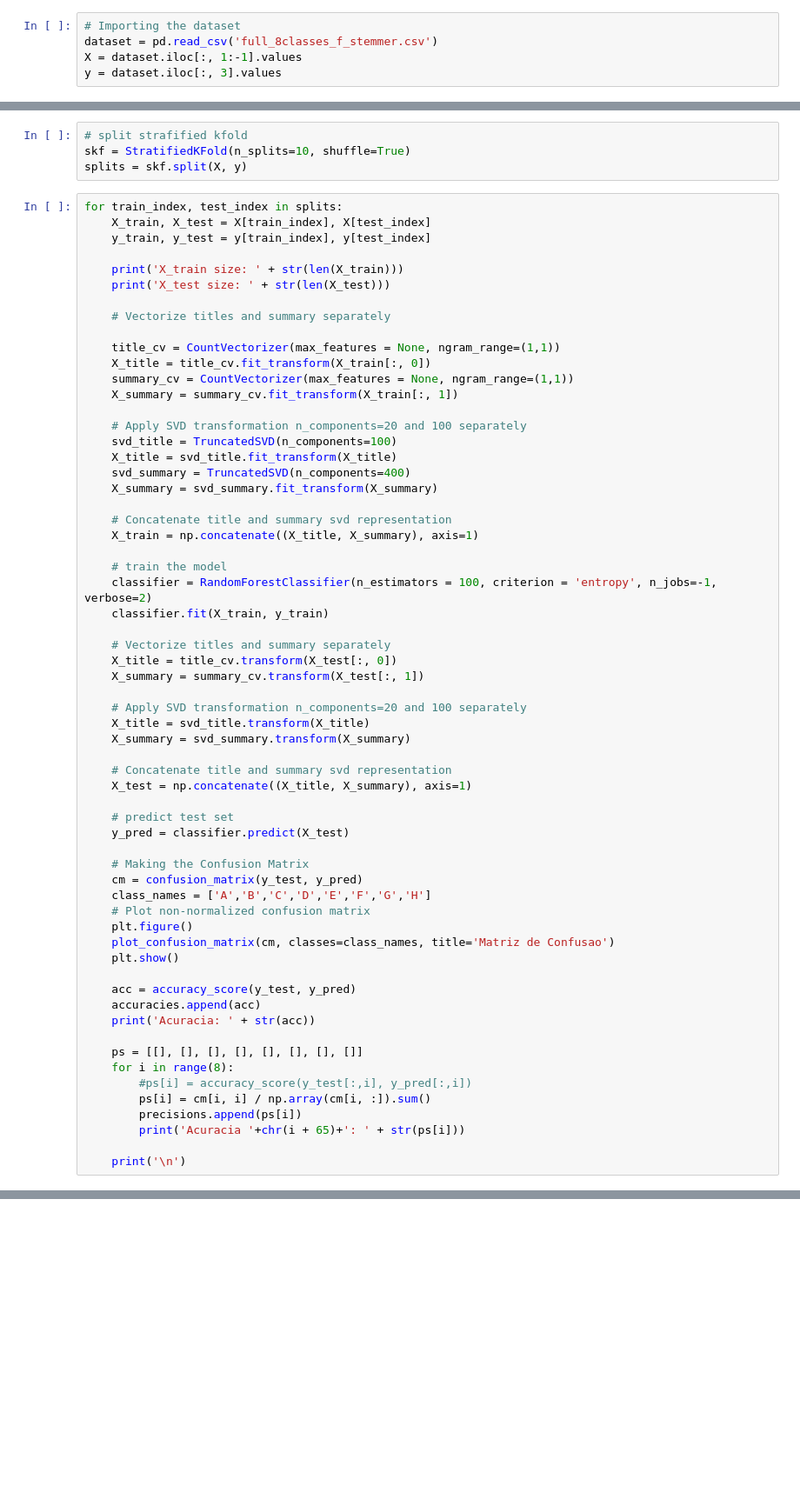
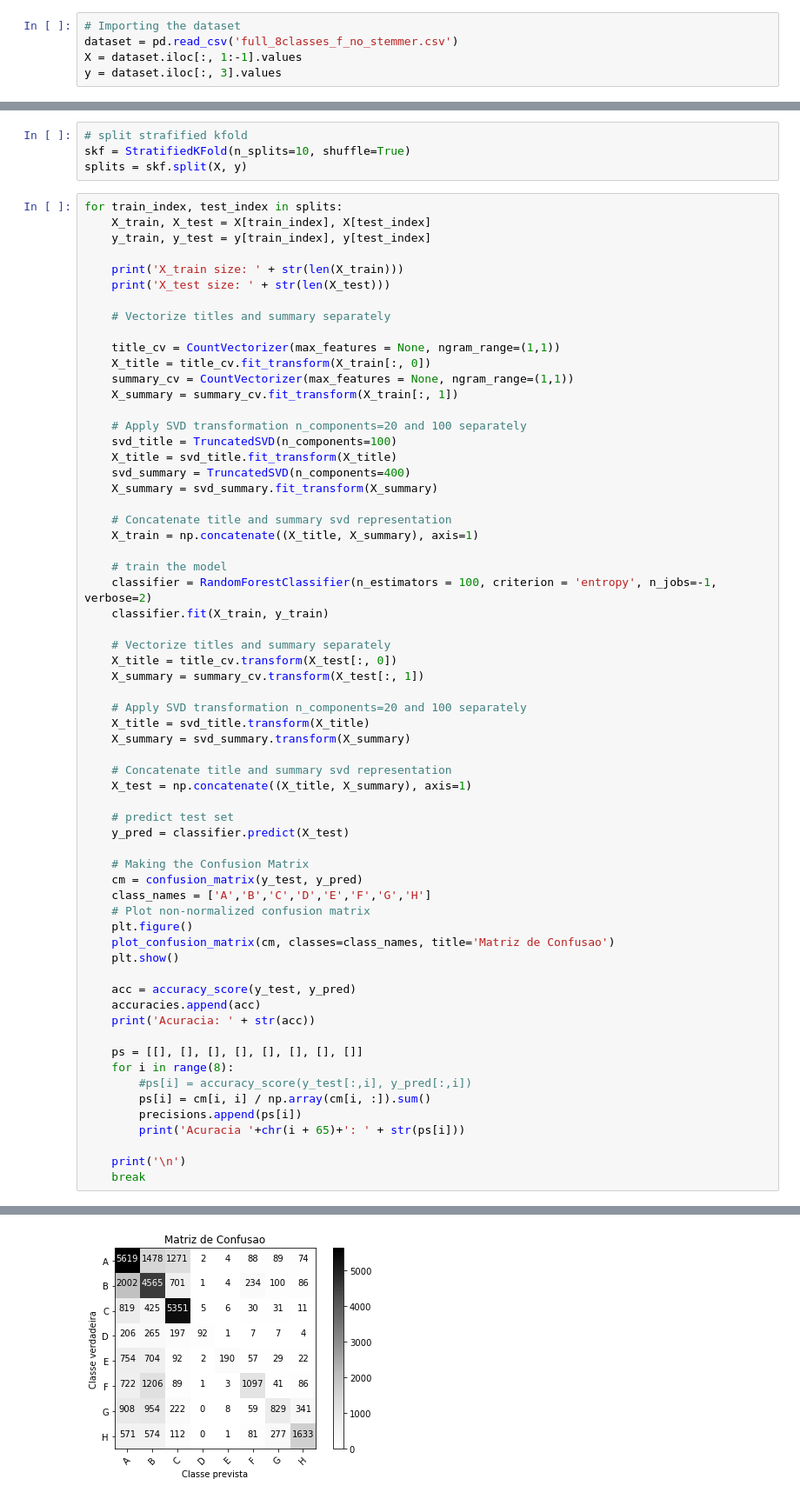
Before and after one commit to rodrigoazs/COS738-AutomaticPatentClassification, a Jupyter notebook: dataset/model_full_8_f_stemmer_randomforest.ipynb, the cells around one changed output, grey strips where cells are left out. Shown: that part at 87% size. Drawn from its saved outputs; the diff is of its cells as text; blank space fills up the shorter version.

```diff
--- a/dataset/model_full_8_f_stemmer_randomforest.ipynb
+++ b/dataset/model_full_8_f_stemmer_randomforest.ipynb
@@ -4,7 +4,7 @@ import numpy as np
 import pandas as pd
 # %%
 # Importing the dataset
-dataset = pd.read_csv('full_8classes_f_stemmer.csv')
+dataset = pd.read_csv('full_8classes_f_no_stemmer.csv')
 X = dataset.iloc[:, 1:-1].values
 y = dataset.iloc[:, 3].values
 # %%
@@ -135,6 +135,7 @@ for train_index, test_index in splits:
         print('Acuracia '+chr(i + 65)+': ' + str(ps[i]))
 
     print('\n')
+    break
 # %% [output]
 X_train size: 318942
 X_test size: 35440
@@ -140,0 +187 @@ X_test size: 35440
+[figure, added]
```
Also changed, not shown: parts of 1 cell of this notebook, 4 other files.
